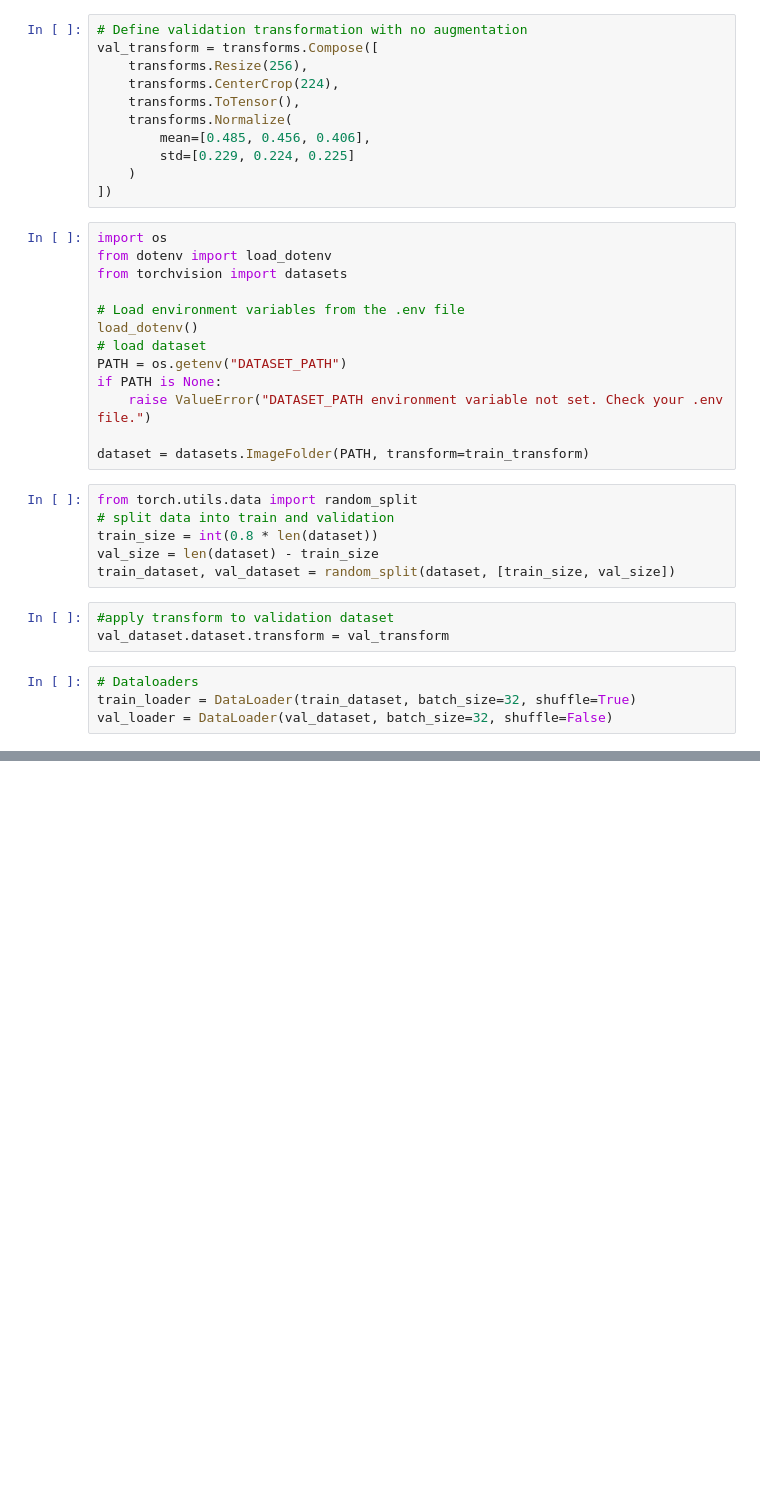
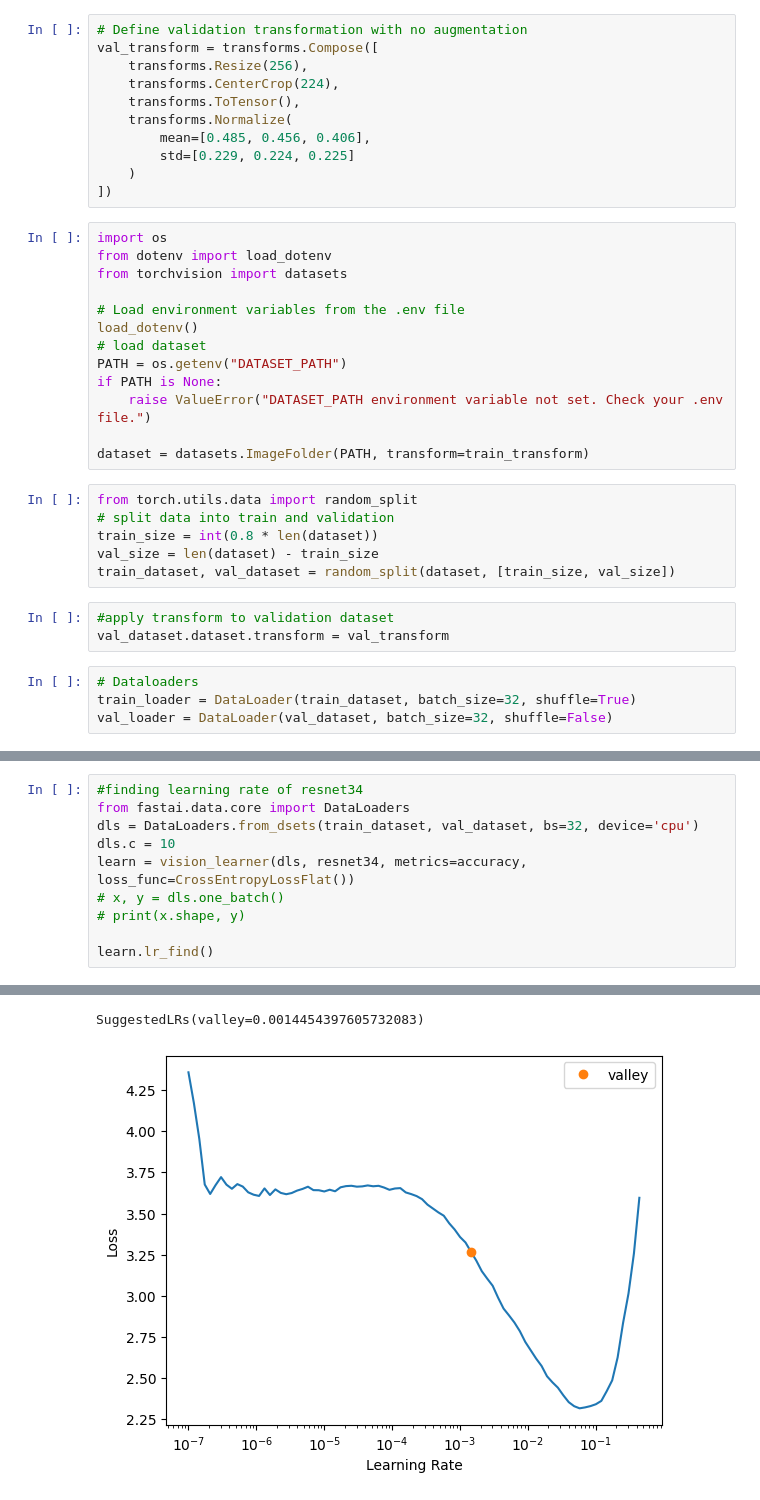
Before and after one commit to magala20-alt/AI-In-Robotics, a Jupyter notebook: model.ipynb, the cells around one changed output, grey strips where cells are left out. Drawn from its saved outputs; the diff is of its cells as text; blank space fills up the shorter version.

Commit message:
Find learning rate of pretrained model

```diff
--- a/model.ipynb
+++ b/model.ipynb
@@ -60,0 +83,11 @@ val_loader = DataLoader(val_dataset, batch_size=32, shuffle=False)
+# %%
+#finding learning rate of resnet34
+from fastai.data.core import DataLoaders
+dls = DataLoaders.from_dsets(train_dataset, val_dataset, bs=32, device='cpu')
+dls.c = 10
+learn = vision_learner(dls, resnet34, metrics=accuracy, loss_func=CrossEntropyLossFlat())
+# x, y = dls.one_batch()
+# print(x.shape, y)
+
+learn.lr_find()
+# %% [output]
@@ -60,0 +95,2 @@ val_loader = DataLoader(val_dataset, batch_size=32, shuffle=False)
+SuggestedLRs(valley=0.0014454397605732083)
+[figure, added]
```
Also changed, not shown: parts of 3 cells of this notebook.
